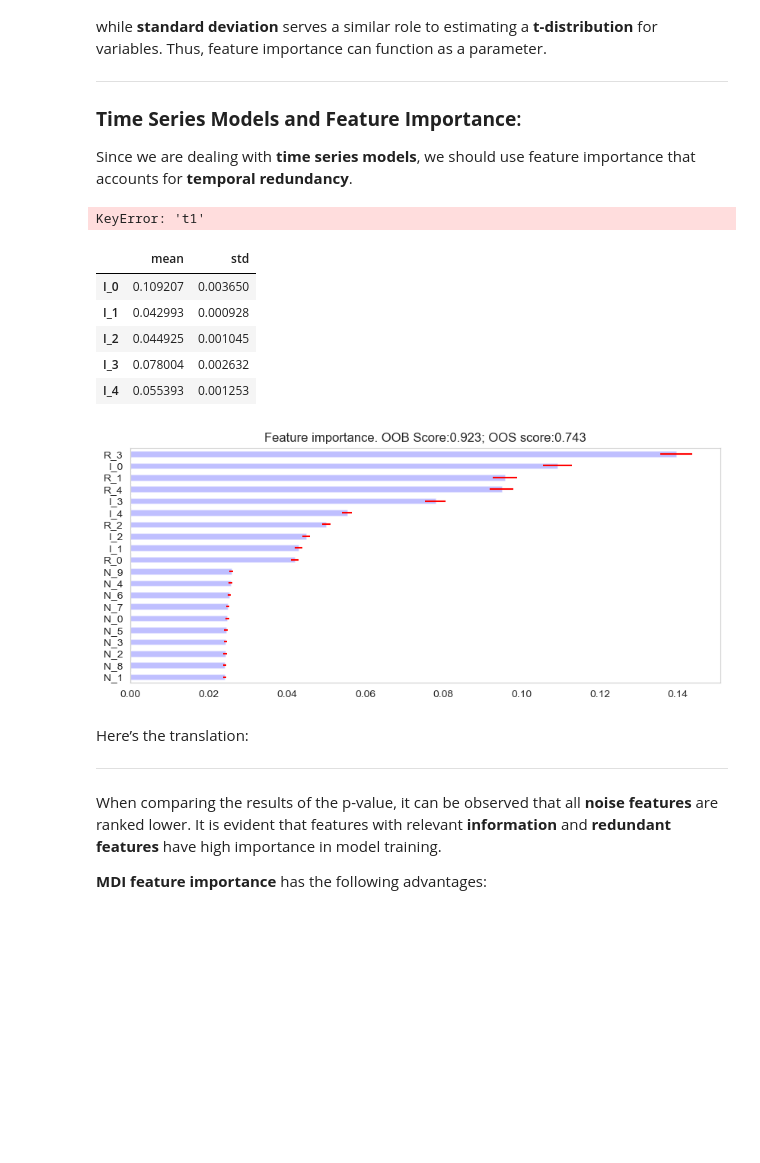
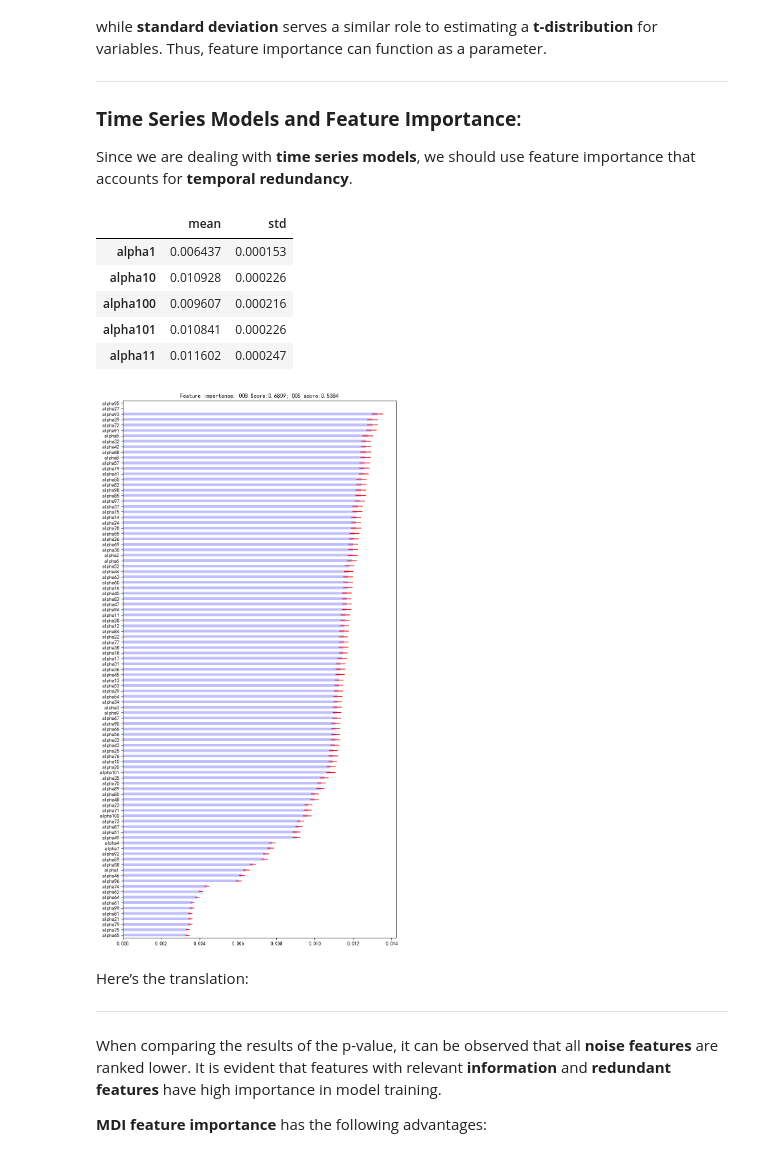
Before and after one commit to wellzero/quant_free, a Jupyter notebook: research/factor/FeatureImportance.ipynb, the cells around one changed output. Cells and saved outputs as stored; diff of their text form; code cells hidden in the pictures; blank space fills up the shorter version.

```diff
--- a/research/factor/FeatureImportance.ipynb
+++ b/research/factor/FeatureImportance.ipynb
@@ -75,7 +75,7 @@ trnsX, cont = get_test_data(
 )
 
 symbol = 'AAPL'
-start_date = "2021-10-06"
+start_date = "2020-10-06"
 end_date = "2024-10-06"
 periods = -5
 # start_date = get_json_config_value("start_date")
@@ -94,6 +94,7 @@ y_data = price_ratio.price_ratio(periods = periods)
 cont = pd.DataFrame(y_data.map(lambda x: 1 if x > 0 else 0 if x < 0 else 0))
 cont = pd.concat([cont, y_data], axis = 1)
 cont.columns = ['bin', 'price_ratio_1']
+cont['t1'] = cont.index
 # %% [markdown]
 ## Here’s the logistic regression model with the requested format:
 
@@ -271,7 +272,7 @@ forest = RandomForestClassifier(
     class_weight = 'balanced_subsample',
     min_weight_fraction_leaf = 0.0,
     random_state = 42,
-    n_estimators = 1000,
+    n_estimators = 1006,
     max_features = 1,
     oob_score = True,
     n_jobs = 1
@@ -282,11 +283,9 @@ oob_score = fit.oob_score_
 # %%
 from quant_free.FinancialMachineLearning.cross_validation.cross_validation import PurgedKFold, cross_val_score
 cv_gen = PurgedKFold(
-    n_splits = 5,
+    n_splits = 20,
     samples_info_sets = cont['t1']
 )
-# %% [output]
-KeyError: 't1'
 # %%
 oos_score = cross_val_score(
     forest, # base classifier
@@ -302,23 +301,23 @@ mdi = mean_decrease_impurity(fit, trnsX.columns)
 mdi.head()
 # %% [output]
 |  | mean | std |
-| I_0 | 0.109207 | 0.003650 |
-| I_1 | 0.042993 | 0.000928 |
-| I_2 | 0.044925 | 0.001045 |
-| I_3 | 0.078004 | 0.002632 |
-| I_4 | 0.055393 | 0.001253 |
+| alpha1 | 0.006437 | 0.000153 |
+| alpha10 | 0.010928 | 0.000226 |
+| alpha100 | 0.009607 | 0.000216 |
+| alpha101 | 0.010841 | 0.000226 |
+| alpha11 | 0.011602 | 0.000247 |
 # %%
 plot_feature_importance(
     mdi,
     oob_score = oob_score,
     oos_score = oos_score,
     save_fig = True,
-    output_path = './images/MDI_feature_importance.png'
+    output_path = './research/factor/images/MDI_feature_importance.png'
 )
 plt.grid(False)
 plt.show()
 # %% [output]
-[figure, old version]
+[figure, new version]
 # %% [markdown]
 Here’s the translation:
 
```
Also changed, not shown: parts of 8 cells of this notebook, 4 other files.
